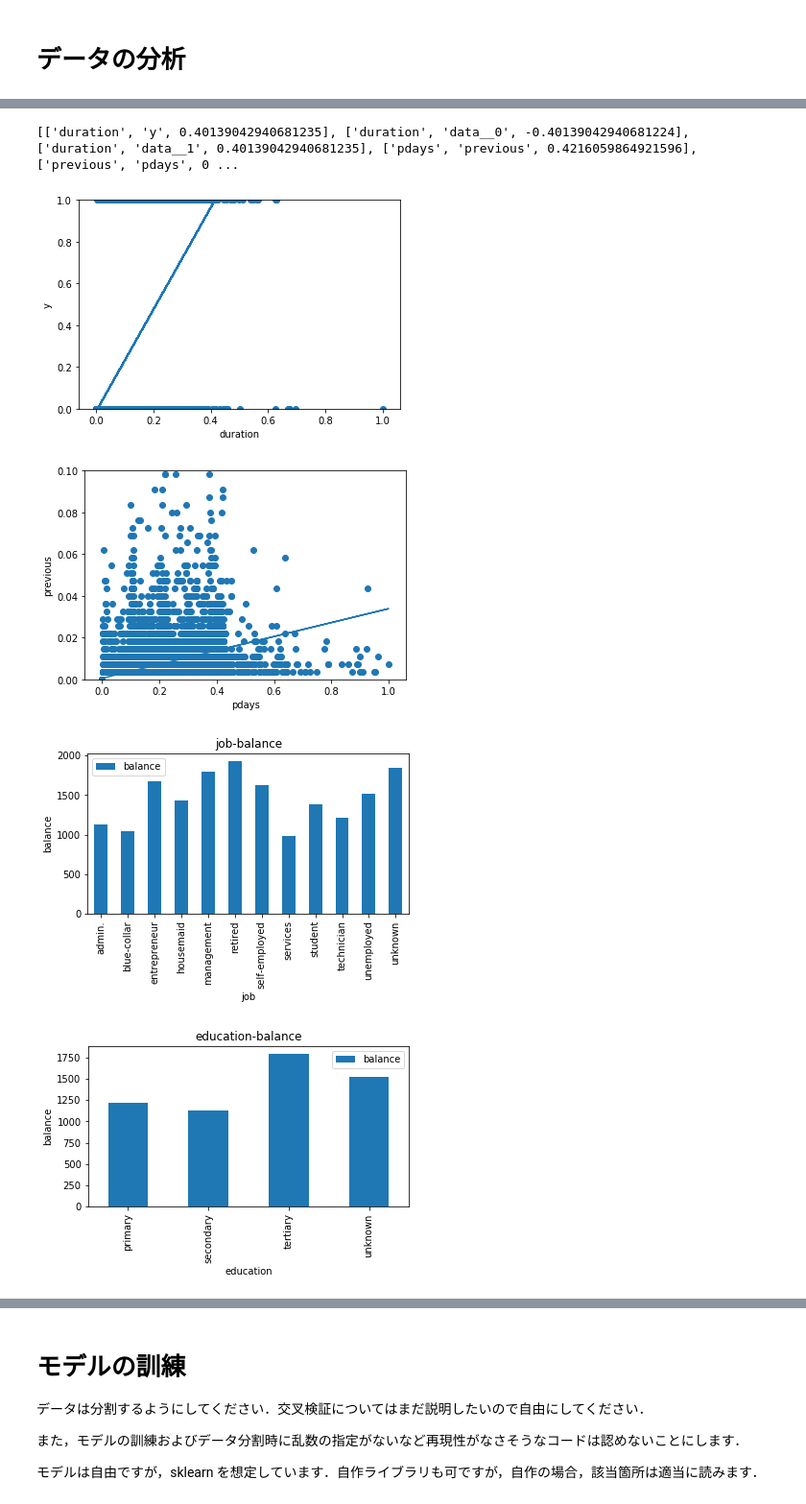
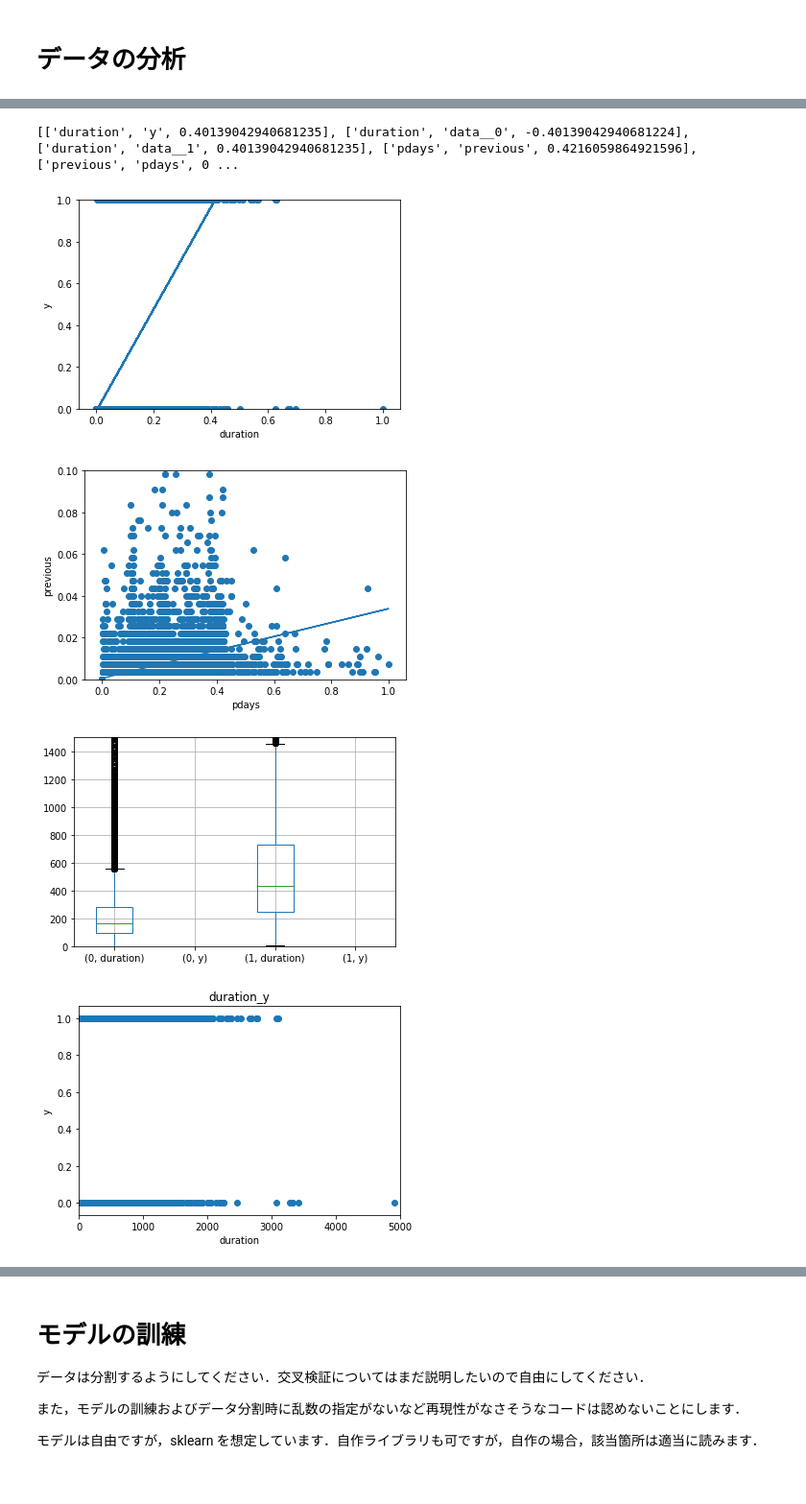
Before and after one commit to Manami-224/D, a Jupyter notebook: 第5回課題.ipynb, the cells around one changed output, grey strips where cells are left out. Shown: that part at 96% size. Saved outputs shown, nothing was run; the diff lists cells and outputs as text; code cells hidden in the pictures.

```diff
--- a/第5回課題.ipynb
+++ b/第5回課題.ipynb
@@ -151,11 +153,32 @@ plt.ylabel("previous")
 plt.ylim([0, 0.1])
 plt.show()
 
+#######
+# データ分析をした際に，y(定額預金申し込み有無)とduration(最終接触時間)は，相関係数が0.40139042940681235であることが分かる
+# よって，y(定額預金申し込み有無)とduration(最終接触時間)は影響しあっていることが数値からも確認することが出来る。
+#######
+
+# y(定額預金申し込み有無)とduration(最終接触時間)の関係に注目してさらに検証する
+
+# y(定額預金申し込み有無)とduration(最終接触時間)の箱ひげ図
+# 定額預金の申し込みした方が，duration全体的な分布の高さを確認できる
+data_b_y = pd.read_csv("train.csv")[["duration", "y"]].groupby("y")
+data_b_y.boxplot(subplots=False)
+plt.ylim([0, 1500])
+plt.show()
+
+# y(定額預金申し込み有無)とduration(最終接触時間)の散布図
+# あまり何も確認できず
+fig, ax = plt.subplots()
+ax.scatter(data_int["duration"], data_int["y"])
+plt.title("duration_y")
+plt.xlabel("duration")
+plt.ylabel("y")
+plt.xlim([0, 5000])
+plt.show()
 
 
-
-
-
+################################
 # 以下参考
 # job と　balance の関係
 data_job_balance_gr = pd.read_csv("train.csv")[["job", "balance"]].groupby("job")
@@ -274,32 +297,32 @@ plt.show()
 # education と　y の関係
 data_education_y_gr = pd.read_csv("train.csv")[["education", "y"]].groupby("education")
 data_education_y_gr.mean().plot.bar()
 plt.title("education-y")
 plt.xlabel("education")
 plt.ylabel("y")
 plt.subplots_adjust(bottom=0.3)
 plt.show()
 # %% [output]
             age   balance       day  duration     pdays  previous  y
 0      0.272727  0.078945  0.066667  0.190931  0.000000  0.000000  1
 1      0.428571  0.076073  0.566667  0.034974  0.000000  0.000000  1
 2      0.233766  0.066832  0.400000  0.115291  0.683486  0.007273  1
 3      0.584416  0.067181  0.800000  0.086011  0.000000  0.000000  1
 4      0.168831  0.066080  0.966667  0.102074  0.011468  0.007273  1
 ...         ...       ...       ...       ...       ...       ... ..
 27123  0.311688  0.076183  0.033333  0.056730  0.309633  0.007273  0
 27124  0.207792  0.069429  0.466667  0.073607  0.000000  0.000000  0
 27125  0.233766  0.063281  0.233333  0.082351  0.000000  0.000000  0
 27126  0.194805  0.064749  0.366667  0.015453  0.000000  0.000000  0
 27127  0.142857  0.063199  0.566667  0.021350  0.408257  0.007273  0
 
 [27128 rows x 7 columns]
 [figure]
 [figure]
 [['duration', 'y', 0.40139042940681235], ['pdays', 'previous', 0.4216059864921596], ['previous', 'pdays', 0.4216059864921596], ['y', 'duration', 0.40139042940681235]]
 [figure]
 [['duration', 'y', 0.40139042940681235], ['duration', 'data__0', -0.40139042940681224], ['duration', 'data__1', 0.40139042940681235], ['pdays', 'previous', 0.4216059864921596], ['previous', 'pdays', 0 ...
 [figure]
 [figure]
-[figure, old version]
+[figure, new version]
-[figure, old version]
+[figure, new version]
```
Also changed, not shown: parts of 5 cells of this notebook.
